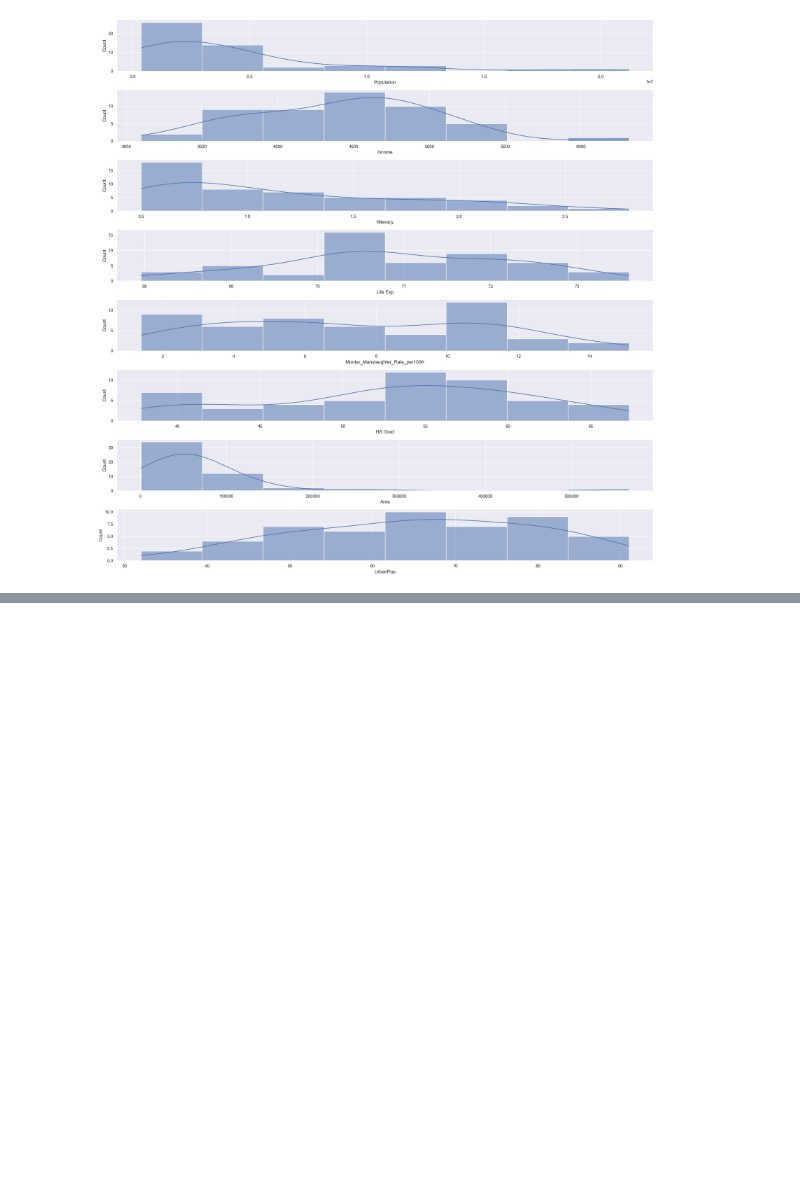
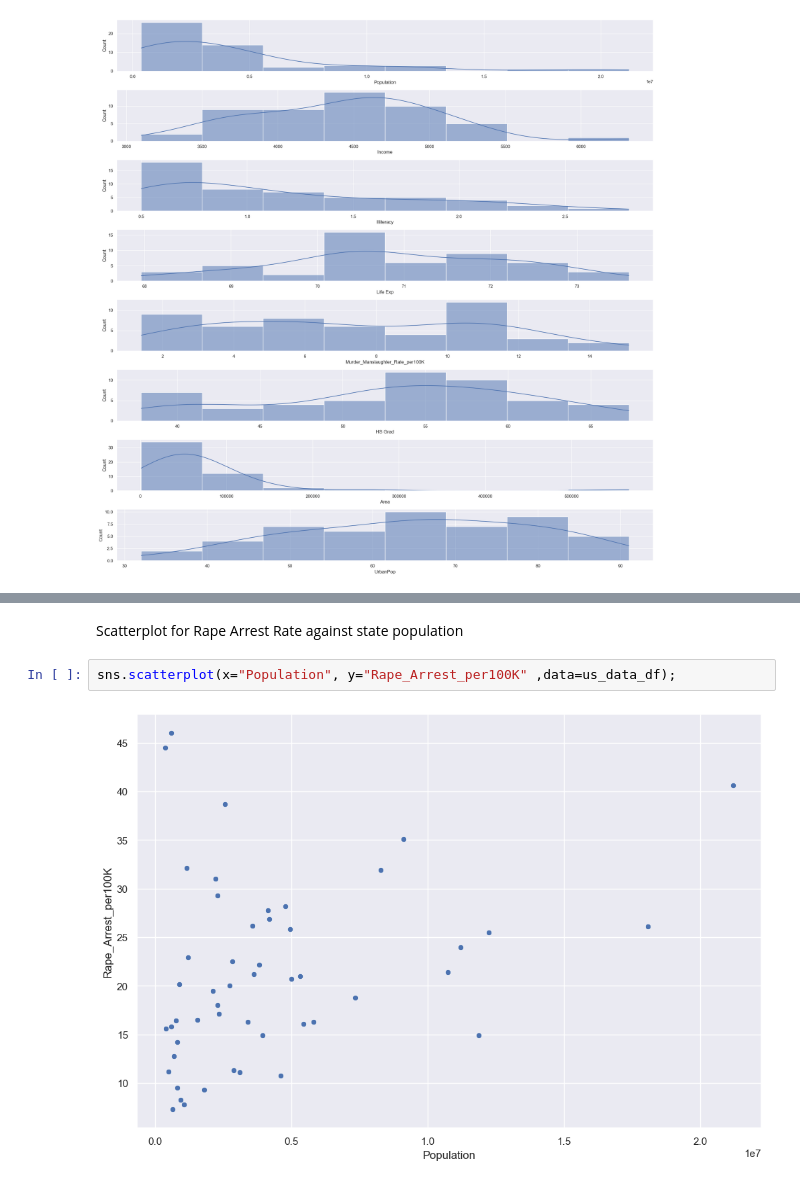
Before and after one commit to qzq92/Some_Job_Technical_Assessment, a Jupyter notebook: Section2_US_Arrests.ipynb, the cells around one changed output, grey strips where cells are left out. Drawn from its saved outputs; the diff is of its cells as text; blank space fills up the shorter version.

```diff
--- a/Section2_US_Arrests.ipynb
+++ b/Section2_US_Arrests.ipynb
@@ -480,0 +496,6 @@ Since the data of respective features are representative of different years, exc
+# %% [markdown]
+Scatterplot for Rape Arrest Rate against state population
+# %%
+sns.scatterplot(x="Population", y="Rape_Arrest_per100K" ,data=us_data_df);
+# %% [output]
+[figure, added]
```
Also changed, not shown: parts of 32 cells of this notebook.
